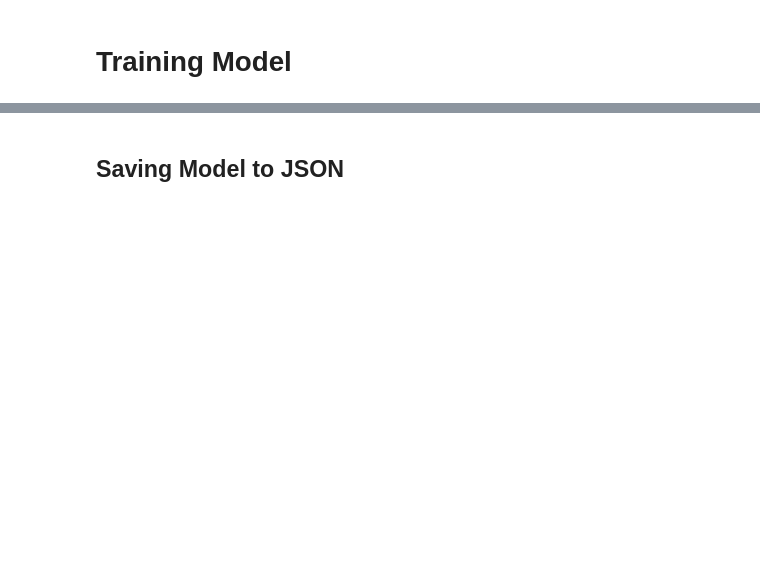
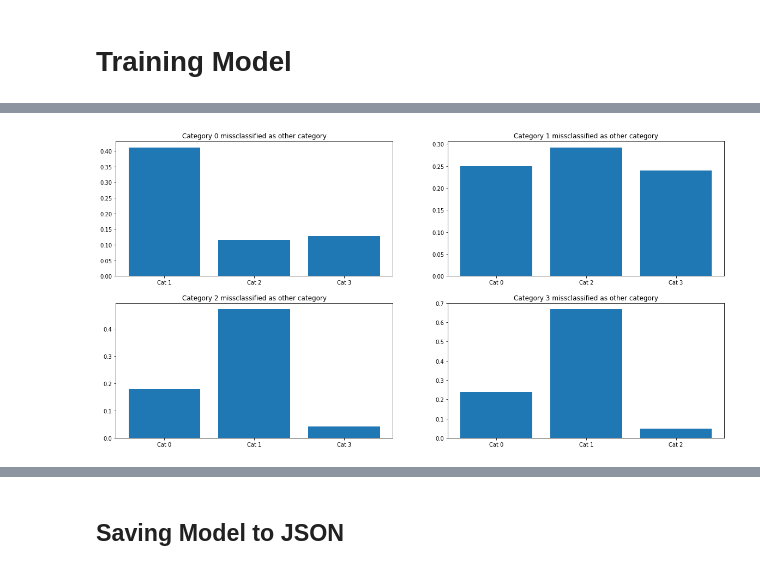
Before and after one commit to Gabor132/QuarantineSportsClassifier, a Jupyter notebook: src/QuarantineSportsLSTMModel.ipynb, the cells around one changed output, grey strips where cells are left out. Drawn from its saved outputs; the diff is of its cells as text; code cells hidden in the pictures; blank space fills up the shorter version.

```diff
--- a/src/QuarantineSportsLSTMModel.ipynb
+++ b/src/QuarantineSportsLSTMModel.ipynb
@@ -294,3 +305,30 @@ plt.show()
+# %%
+#
+# For each category, what percentage of frames get missclassfied and to which other class
+# This could help us understand if there are issues in the annotation of our data (similar frames are annotated as different classes)
+#
+plt.figure(3, figsize=(20, 10))
+for i in categories:
+  # Take all our probability for category i
+  result = results[:, i]
+  plt.subplot(2, 2, i+1)
+  all_index = range(len(result))
+  # Get the indexes where the probability is less then 0.5
+  false_negative = np.where(result < 0.5)[0]
+  # Intersect it with the indexes where the result should be our category i
+  false_negative = np.intersect1d(false_negative, np.where(y_test[:, i] == 1)[0])
+  false_negatives_per_category = []
+  for j in categories:
+    if i == j:
+      continue
+    # Intersect our false negative indexes with the indexes where another category (j) has the biggest probability
+    false_negative_categ_j = np.intersect1d(false_negative, np.where(results[:, j] >= 0.5))
+    false_negatives_per_category.append(len(false_negative_categ_j)/len(false_negative))
+  plt.bar(["Cat {}".format(j) for j in np.setdiff1d(range(4), [i])], false_negatives_per_category)
+  plt.title("Category {} missclassified as other category".format(str(i)))
+plt.show()
+# %% [output]
+[figure, added]
 # %%
 print('\n# Evaluate')
 result = model.evaluate(x_test, y_test, batch_size=1, verbose=1)
```
Also changed, not shown: parts of 12 cells of this notebook.
